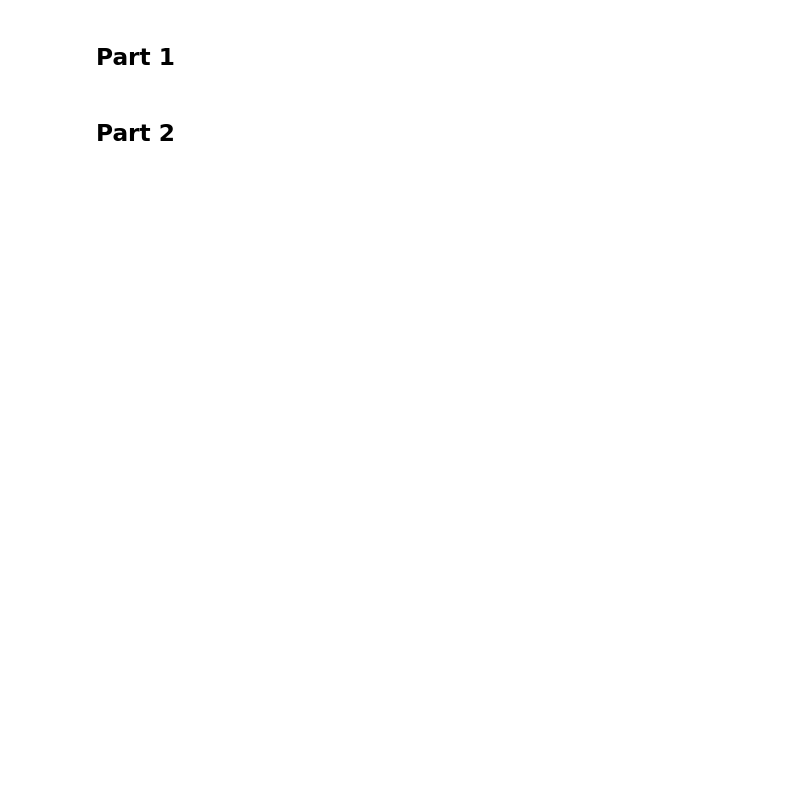
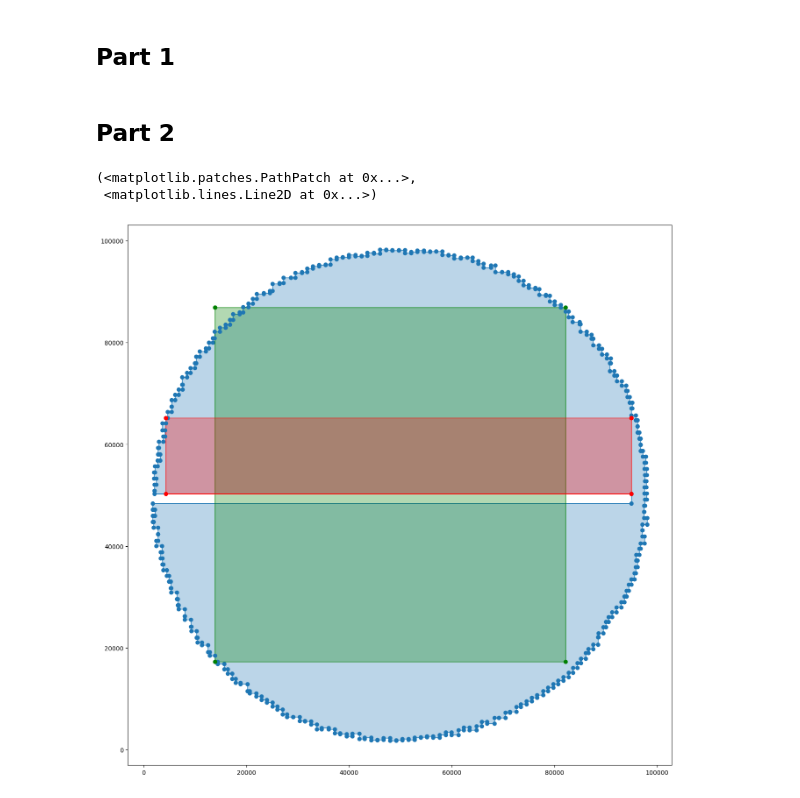
Before and after one commit to Tantusar/code-challenges, a Jupyter notebook: aoc2025/d9.ipynb, the cells around one changed output. Drawn from its saved outputs; the diff is of its cells as text; code cells hidden in the pictures; blank space fills up the shorter version.

Commit message:
aoc 2025 day 9 visualised

```diff
--- a/aoc2025/d9.ipynb
+++ b/aoc2025/d9.ipynb
@@ -12,10 +12,12 @@ from itertools import combinations
 tiles = [[int(a) for a in d.split(',')] for d in data.split('\n')]
 
 tilesizes = [
-    (abs(a[0]-b[0]) + 1) * (abs(a[1]-b[1]) + 1) for a, b in combinations(tiles, 2)
+    [(abs(a[0]-b[0]) + 1) * (abs(a[1]-b[1]) + 1), a, b] for a, b in combinations(tiles, 2)
 ]
 
-print(max(tilesizes))
+print(max(tilesizes)[0])
+
+p1box = shapely.box(*max(tilesizes)[1], *max(tilesizes)[2])
 # %% [markdown]
 ## Part 2
 # %%
@@ -30,6 +32,21 @@ tilesizes = []
 
 for a, b in combinations(tiles, 2):
     if shapely.contains(polygon, shapely.box(*a, *b)):
-        tilesizes.append((abs(a[0]-b[0]) + 1) * (abs(a[1]-b[1]) + 1))
+        tilesizes.append([(abs(a[0]-b[0]) + 1) * (abs(a[1]-b[1]) + 1), a, b])
 
-print(max(tilesizes))
+print(max(tilesizes)[0])
+
+p2box = shapely.box(*max(tilesizes)[1], *max(tilesizes)[2])
+# %%
+from shapely import plotting
+import matplotlib.pyplot as plt
+
+fig, ax = plt.subplots(figsize = (16, 16))
+
+plotting.plot_polygon(polygon, ax)
+plotting.plot_polygon(p1box, ax, color='green')
+plotting.plot_polygon(p2box, ax, color='red')
+# %% [output]
+(<matplotlib.patches.PathPatch at 0x...>,
+ <matplotlib.lines.Line2D at 0x...>)
+[figure, added]
```
